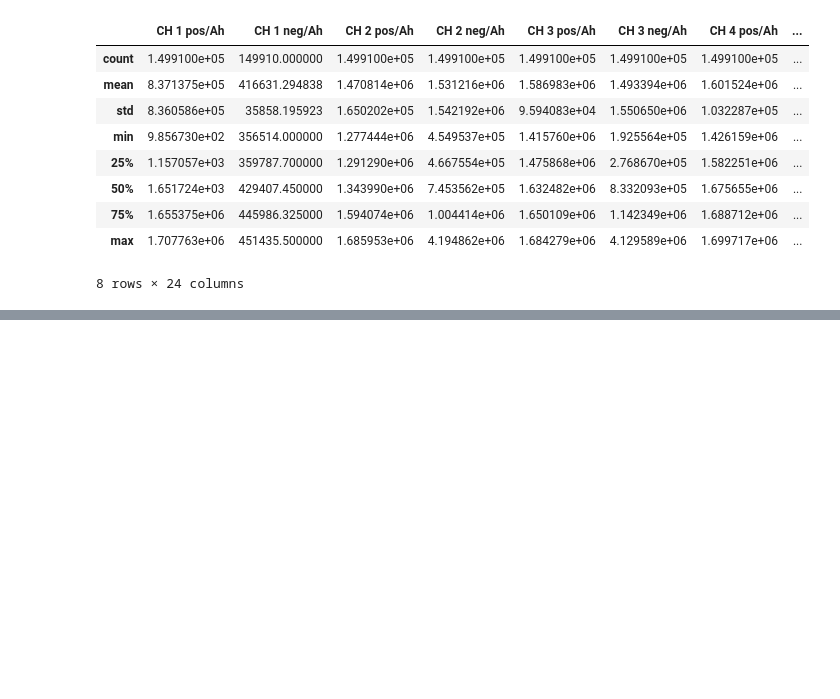
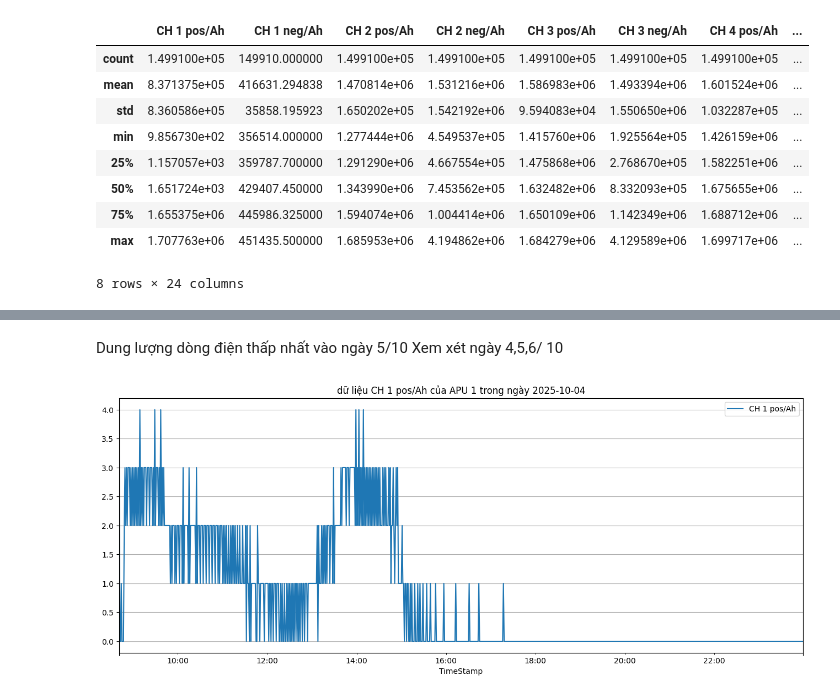
Before and after one commit to nguyenquynhanh10267-debug/PV, a Jupyter notebook: APU_Energy/apu1.ipynb, the cells around one changed output, grey strips where cells are left out. Drawn from its saved outputs; the diff is of its cells as text; code cells hidden in the pictures; blank space fills up the shorter version.

```diff
--- a/APU_Energy/apu1.ipynb
+++ b/APU_Energy/apu1.ipynb
@@ -78,0 +170,19 @@ plt.show()
+# %% [markdown]
+Dung lượng dòng điện thấp nhất vào ngày 5/10
+Xem xét ngày 4,5,6/ 10
+# %%
+energy_s0410 = energy_apu1_perminute[energy_apu1_perminute['TimeStamp'].str.startswith('2025-10-04')]
+s0410 = energy_s0410.copy()
+# 1. Đảm bảo cột Time Stamp là kiểu datetime và đặt làm Index
+s0410['TimeStamp'] = pd.to_datetime(s0410['TimeStamp'])
+s0410.set_index('TimeStamp', inplace=True)
+
+# 2. Sau đó mới chạy lại lệnh vẽ biểu đồ
+cols_to_plot = ['CH 1 pos/Ah']
+s0410[cols_to_plot].plot(subplots=True, figsize=(16, 6), grid=True)
+#plt.ylim(bottom=0)
+plt.title("dữ liệu CH 1 pos/Ah của APU 1 trong ngày 2025-10-04")
+#plt.ylim(300,390)
+plt.show()
+# %% [output]
+[figure, added]
```
Also changed, not shown: parts of 20 cells of this notebook, 4 other files.
